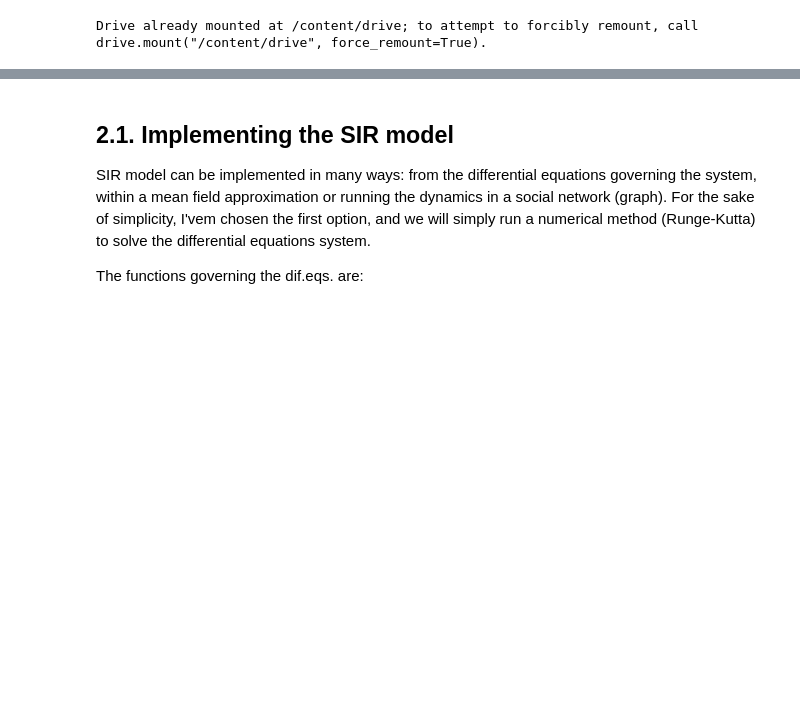
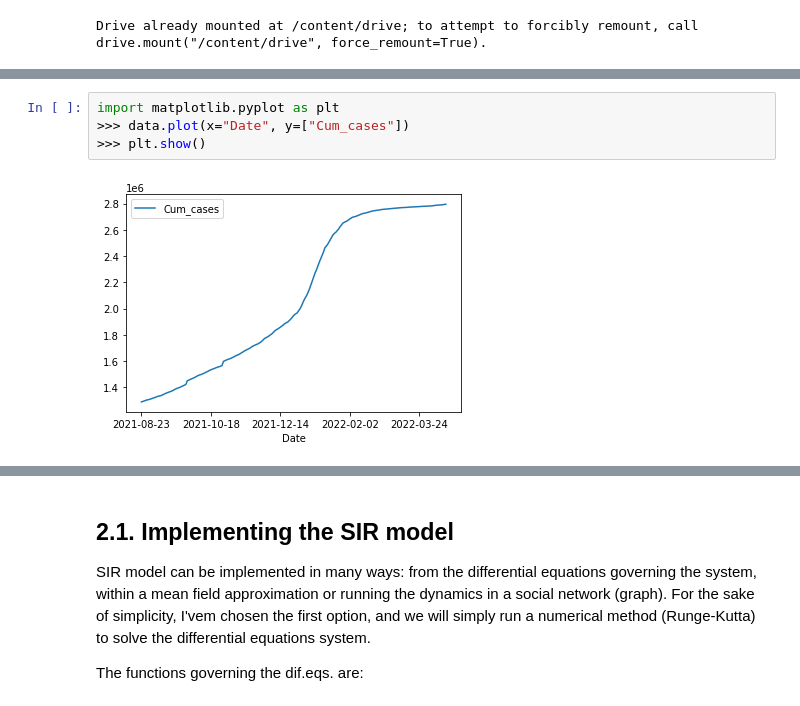
Before and after one commit to jakeisthegoat/Covid19-Analysis-Modeling, a Jupyter notebook: PAModel.ipynb, the cells around one changed output, grey strips where cells are left out. Drawn from its saved outputs; the diff is of its cells as text; blank space fills up the shorter version.

```diff
--- a/PAModel.ipynb
+++ b/PAModel.ipynb
@@ -492,3 +264,9 @@ plt.show()
+# %%
+import matplotlib.pyplot as plt
+>>> data.plot(x="Date", y=["Cum_cases"])
+>>> plt.show()
+# %% [output]
+[figure, added]
 # %% [markdown]
 # 2. SIR model <a id="section2"></a>
 
```
Also changed, not shown: parts of 42 cells of this notebook.
